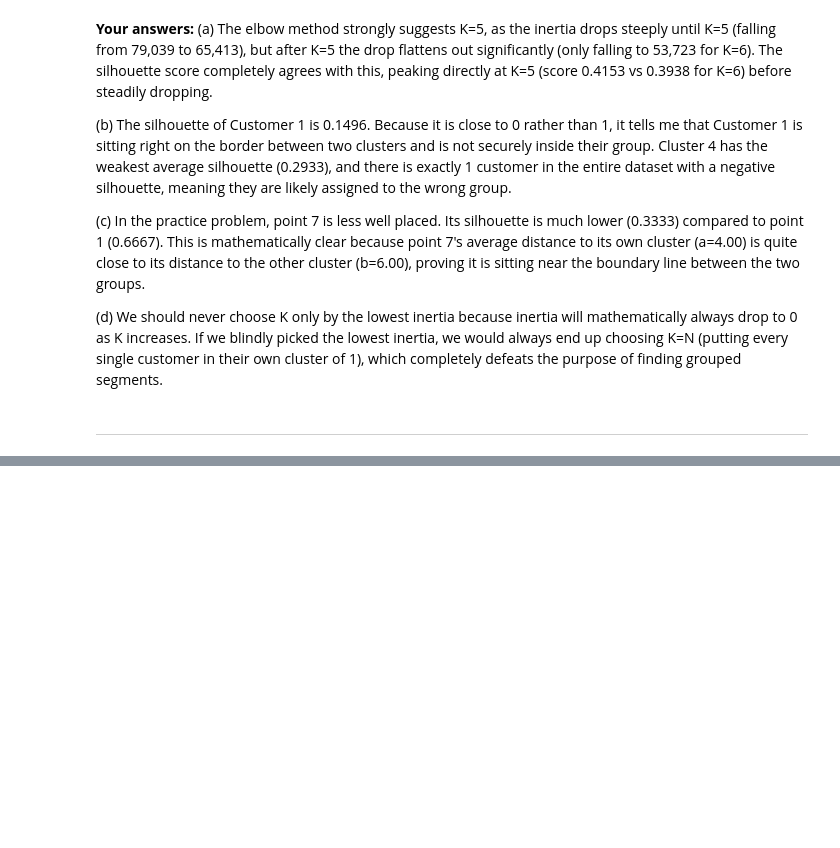
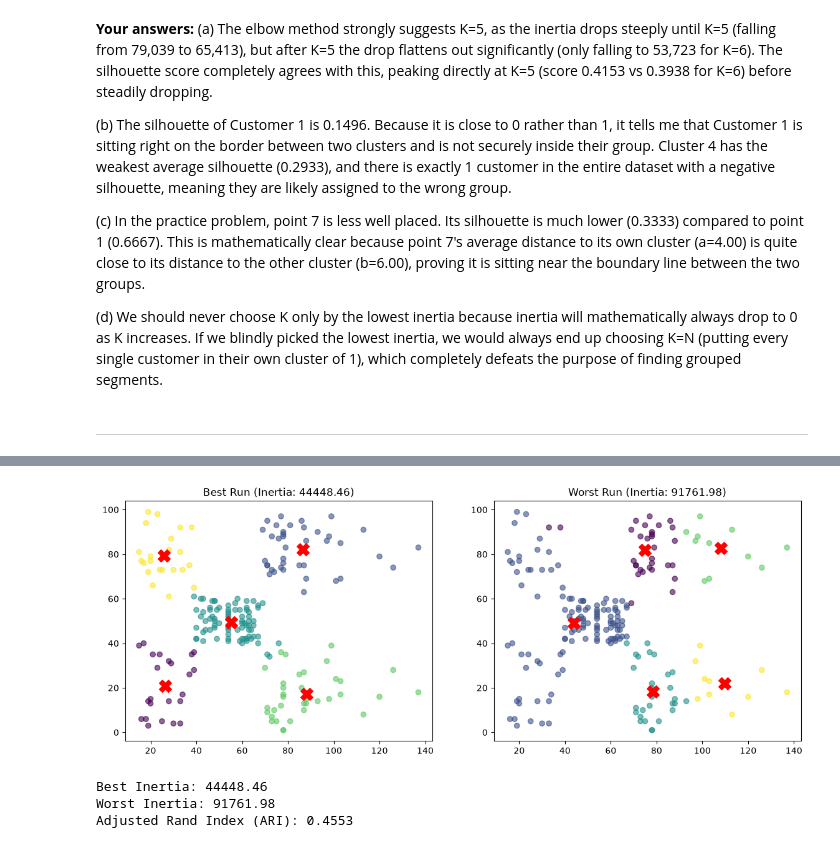
Before and after one commit to bahadurmalik82/customer-segmentation-kmeans, a Jupyter notebook: KMeans_Clustering.ipynb, the cells around one changed output, grey strips where cells are left out. Saved outputs shown, nothing was run; the diff lists cells and outputs as text; code cells hidden in the pictures; blank space fills up the shorter version.

```diff
--- a/KMeans_Clustering.ipynb
+++ b/KMeans_Clustering.ipynb
@@ -546,0 +624,30 @@ Point 11: a=3.00, b=7.00, s=0.5714 (sklearn=0.5714)
+# %%
+# Identify best and worst runs from the 'random, n_init=1' setting
+random_inertias = all_inertias['random, n=1']
+best_seed = np.argmin(random_inertias)
+worst_seed = np.argmax(random_inertias)
+
+best_km = KMeans(n_clusters=5, init='random', n_init=1, random_state=best_seed).fit(X2)
+worst_km = KMeans(n_clusters=5, init='random', n_init=1, random_state=worst_seed).fit(X2)
+
+fig, axes = plt.subplots(1, 2, figsize=(14, 5))
+
+axes[0].scatter(X2[:, 0], X2[:, 1], c=best_km.labels_, cmap='viridis', alpha=0.6)
+axes[0].scatter(best_km.cluster_centers_[:, 0], best_km.cluster_centers_[:, 1], c='red', marker='X', s=200)
+axes[0].set_title(f'Best Run (Inertia: {best_km.inertia_:.2f})')
+
+axes[1].scatter(X2[:, 0], X2[:, 1], c=worst_km.labels_, cmap='viridis', alpha=0.6)
+axes[1].scatter(worst_km.cluster_centers_[:, 0], worst_km.cluster_centers_[:, 1], c='red', marker='X', s=200)
+axes[1].set_title(f'Worst Run (Inertia: {worst_km.inertia_:.2f})')
+
+plt.show()
+
+ari = adjusted_rand_score(best_km.labels_, worst_km.labels_)
+print(f"Best Inertia: {best_km.inertia_:.2f}")
+print(f"Worst Inertia: {worst_km.inertia_:.2f}")
+print(f"Adjusted Rand Index (ARI): {ari:.4f}")
+# %% [output]
+[figure, added]
+Best Inertia: 44448.46
+Worst Inertia: 91761.98
+Adjusted Rand Index (ARI): 0.4553
```
Also changed, not shown: parts of 7 cells of this notebook.
